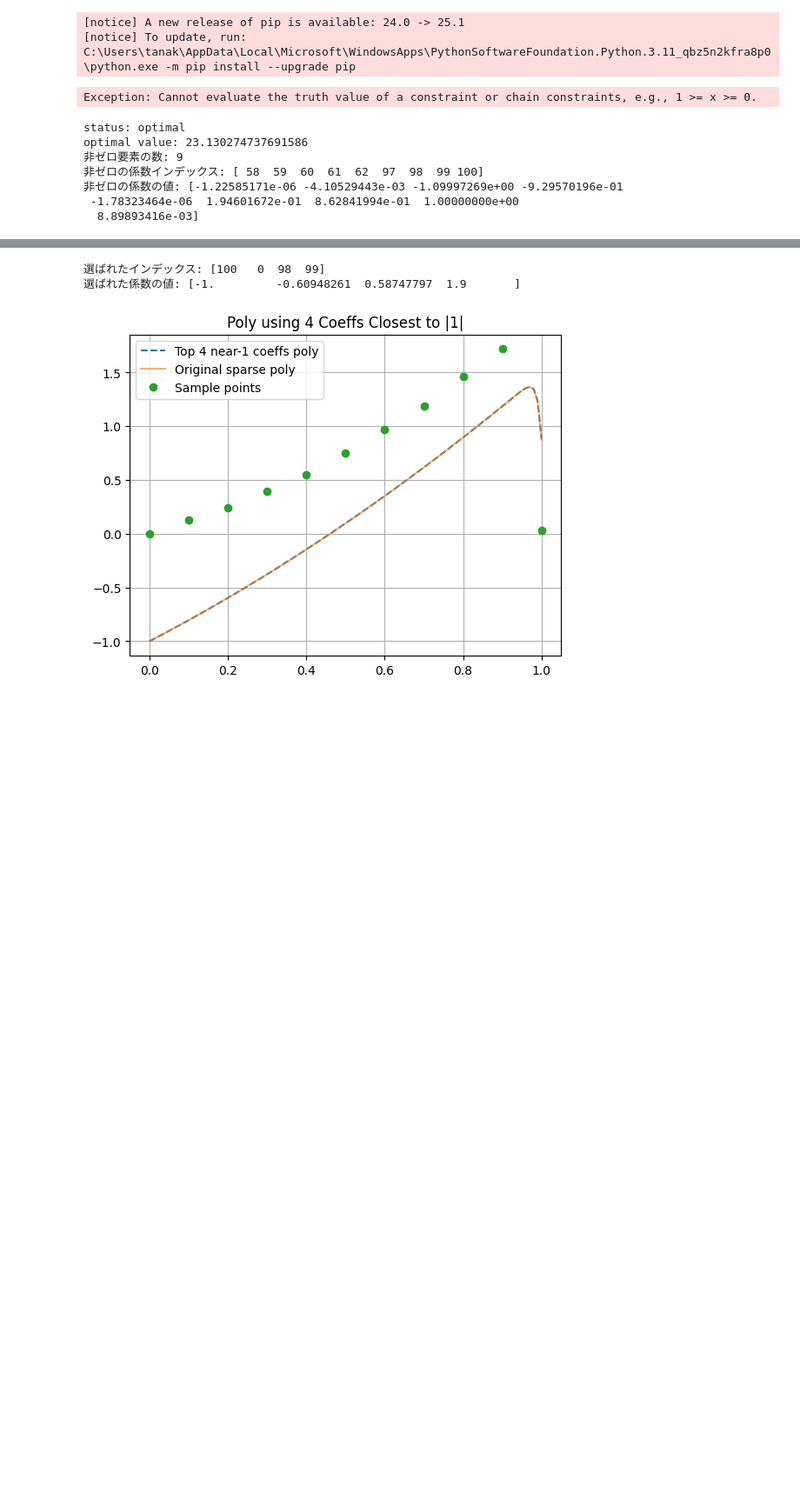
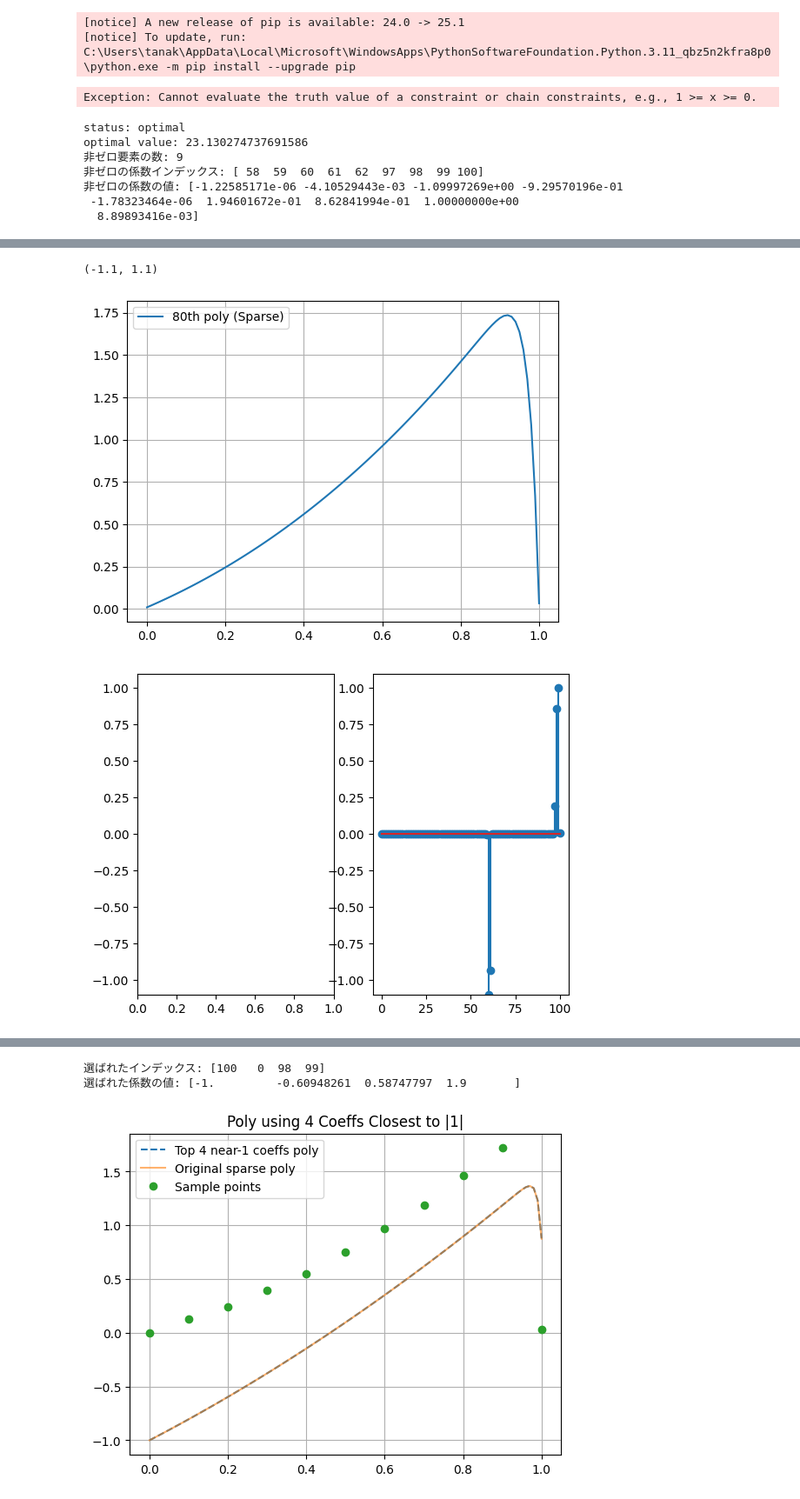
Before and after one commit to So8128/sparse, a Jupyter notebook: report_4.ipynb, the cells around one changed output, grey strips where cells are left out. Shown at 87% size. Saved outputs shown, nothing was run; the diff lists cells and outputs as text; code cells hidden in the pictures; blank space fills up the shorter version.

```diff
--- a/report_4.ipynb
+++ b/report_4.ipynb
@@ -140,30 +140,36 @@ if x.value is not None:
     ax.grid()
     ax.set_title("Sparse Polynomial Fitting")
     if x.value is not None:
         nonzero_indices = np.flatnonzero(np.abs(x.value) > 1e-6)  # 小さな値を無視
 
         nonzero_values = x.value[nonzero_indices]
 
     print("非ゼロ要素の数:", len(nonzero_indices))
     print("非ゼロの係数インデックス:", nonzero_indices)
     print("非ゼロの係数の値:", nonzero_values)
 
     # --- 推定された係数の表示 ---
     plt.figure()
     plt.stem(x.value)
     plt.ylim(-1.1, 1.1)
     plt.title("Estimated Sparse Coefficients")
     plt.grid()
     plt.show()
 else:
     print("最適化が失敗しました。x.value is None")
+
+
+plt.ylim(-1.1,1.1)
 # %% [output]
 status: optimal
 optimal value: 23.130274737691586
 非ゼロ要素の数: 9
 非ゼロの係数インデックス: [ 58  59  60  61  62  97  98  99 100]
 非ゼロの係数の値: [-1.22585171e-06 -4.10529443e-03 -1.09997269e+00 -9.29570196e-01
  -1.78323464e-06  1.94601672e-01  8.62841994e-01  1.00000000e+00
   8.89893416e-03]
 [figure]
 [figure]
+(-1.1, 1.1)
+[figure, added]
+[figure, added]
```
Also changed, not shown: parts of 1 cell of this notebook.
